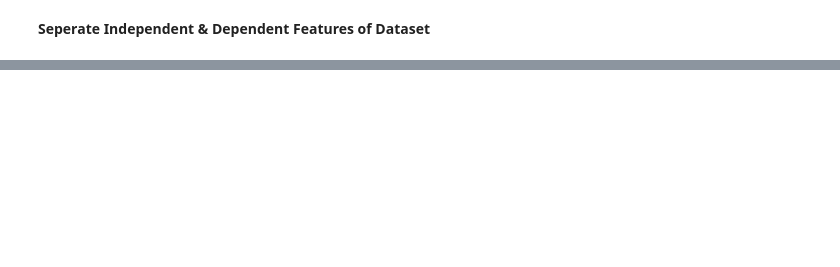
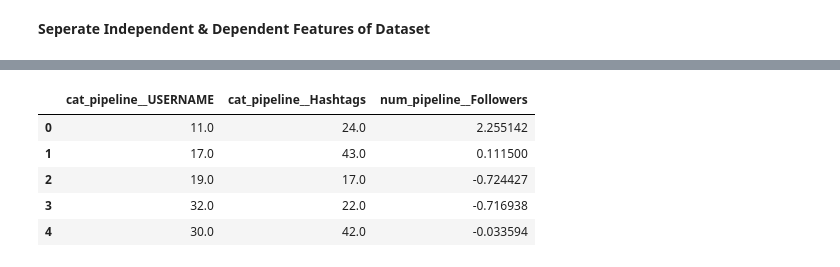
Before and after one commit to devkegovind/Instagram_Likes_Pred, a Jupyter notebook: notebooks/model_training.ipynb, the cells around one changed output, grey strips where cells are left out. Cells and saved outputs as stored; diff of their text form; code cells hidden in the pictures; blank space fills up the shorter version.

```diff
--- a/notebooks/model_training.ipynb
+++ b/notebooks/model_training.ipynb
@@ -60,0 +221,6 @@ X = df.drop([''])
+# %%
+final_pipeline = Pipeline(
+    steps = [
+        ('preprocessor', preprocessor),
+    ]
+)
@@ -60,0 +249,4 @@ X = df.drop([''])
+# %%
+X_train, X_test, y_time_train, y_time_test, y_likes_train, y_likes_test = train_test_split(X, y_time, y_likes, test_size = .20, random_state = 42)
+# %%
+final_pipeline.fit_transform(X_train)
@@ -60,0 +294,11 @@ X = df.drop([''])
+# %%
+X_train = pd.DataFrame(final_pipeline.fit_transform(X_train), columns = final_pipeline.get_feature_names_out())
+# %%
+X_train.head()
+# %% [output]
+|  | cat_pipeline__USERNAME | cat_pipeline__Hashtags | num_pipeline__Followers |
+| 0 | 11.0 | 24.0 | 2.255142 |
+| 1 | 17.0 | 43.0 | 0.111500 |
+| 2 | 19.0 | 17.0 | -0.724427 |
+| 3 | 32.0 | 22.0 | -0.716938 |
+| 4 | 30.0 | 42.0 | -0.033594 |
```
Also changed, not shown: parts of 44 cells of this notebook.
